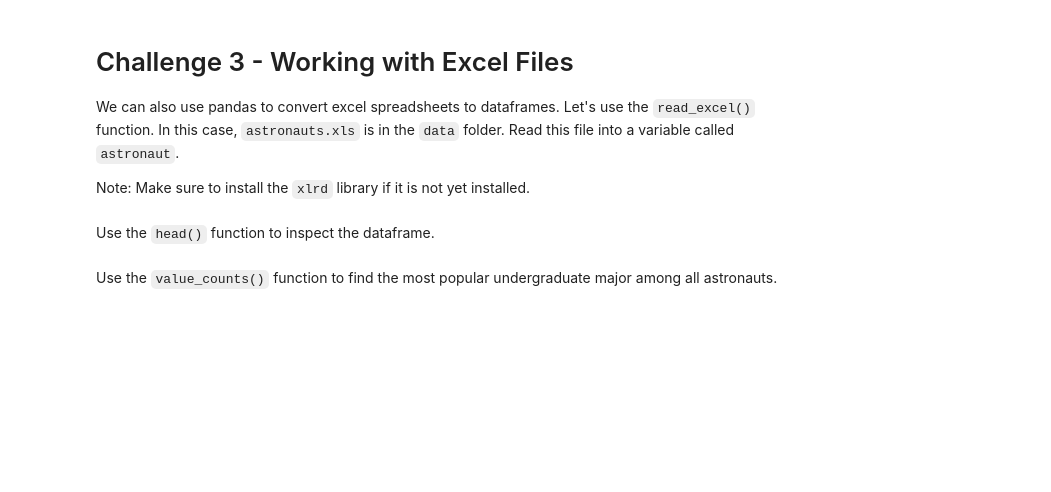
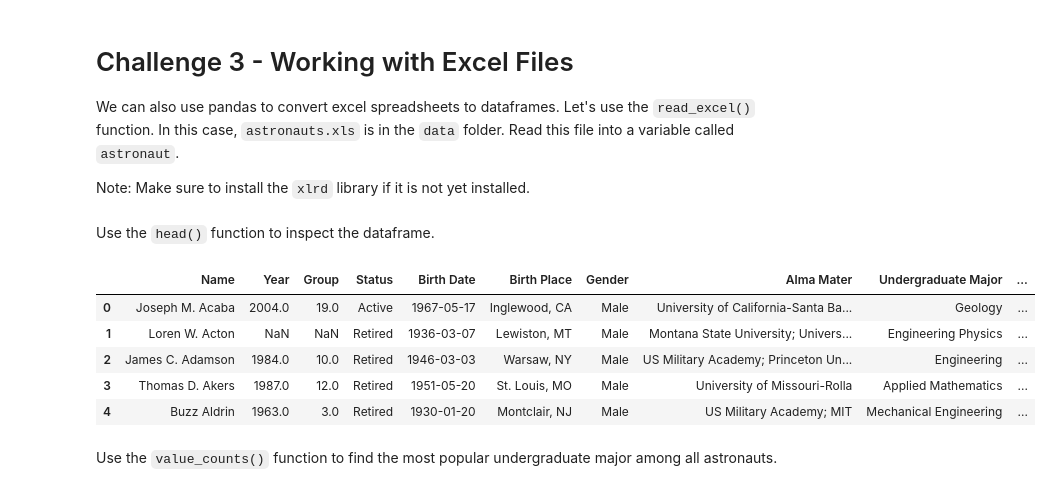
Before and after one commit to martingonzalezr001/dataptmad0924_labs, a Jupyter notebook: module-1/importing-exporting-data/your-code/main.ipynb, the cells around one changed output. Drawn from its saved outputs; the diff is of its cells as text; code cells hidden in the pictures; blank space fills up the shorter version.

```diff
--- a/module-1/importing-exporting-data/your-code/main.ipynb
+++ b/module-1/importing-exporting-data/your-code/main.ipynb
@@ -107,9 +127,18 @@ We can also use pandas to convert excel spreadsheets to dataframes. Let's use th
 Note: Make sure to install the `xlrd` library if it is not yet installed.
 # %%
 # your code here
+astronaut = pd.read_excel('../data/astronauts.xls')
 # %% [markdown]
 Use the `head()` function to inspect the dataframe.
 # %%
 # your code here
+astronaut.head()
+# %% [output]
+|  | Name | Year | Group | Status | Birth Date | Birth Place | Gender | Alma Mater | Undergraduate Major | ... |
+| 0 | Joseph M. Acaba | 2004.0 | 19.0 | Active | 1967-05-17 | Inglewood, CA | Male | University of California-Santa Ba... | Geology | ... |
+| 1 | Loren W. Acton | NaN | NaN | Retired | 1936-03-07 | Lewiston, MT | Male | Montana State University; Univers... | Engineering Physics | ... |
+| 2 | James C. Adamson | 1984.0 | 10.0 | Retired | 1946-03-03 | Warsaw, NY | Male | US Military Academy; Princeton Un... | Engineering | ... |
+| 3 | Thomas D. Akers | 1987.0 | 12.0 | Retired | 1951-05-20 | St. Louis, MO | Male | University of Missouri-Rolla | Applied Mathematics | ... |
+| 4 | Buzz Aldrin | 1963.0 | 3.0 | Retired | 1930-01-20 | Montclair, NJ | Male | US Military Academy; MIT | Mechanical Engineering | ... |
 # %% [markdown]
 Use the `value_counts()` function to find the most popular undergraduate major among all astronauts.
```
Also changed, not shown: parts of 8 cells of this notebook, 2 other files.
